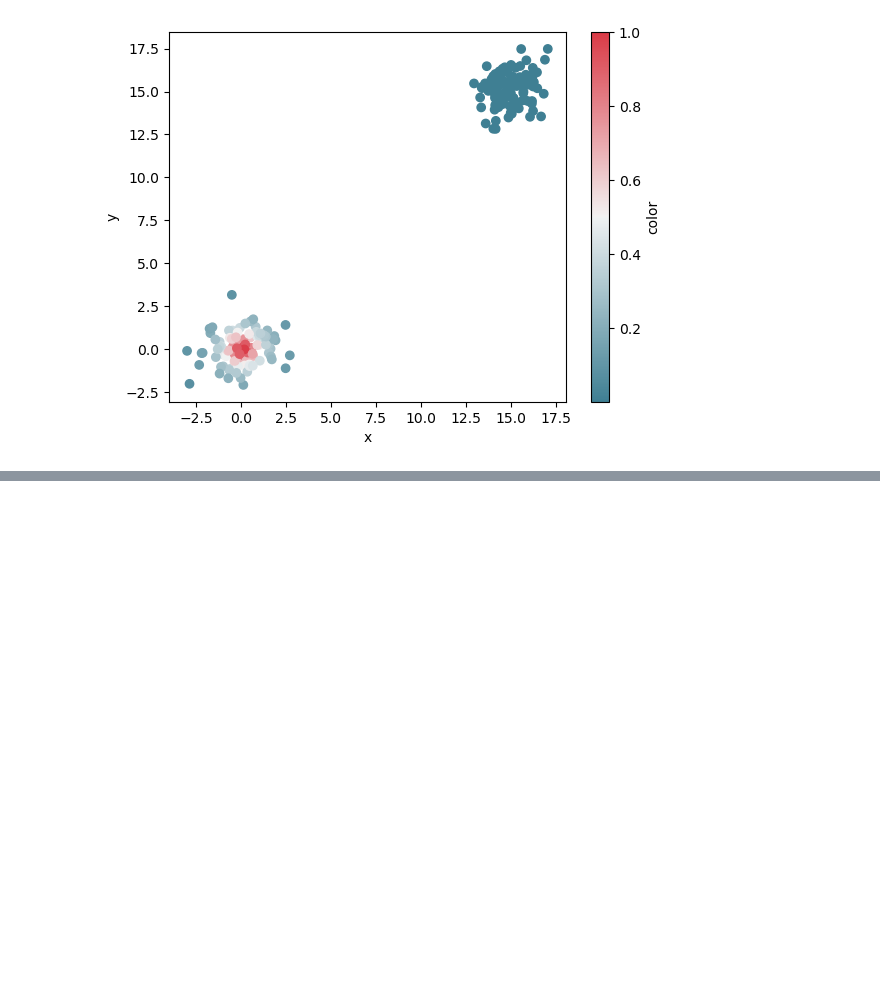
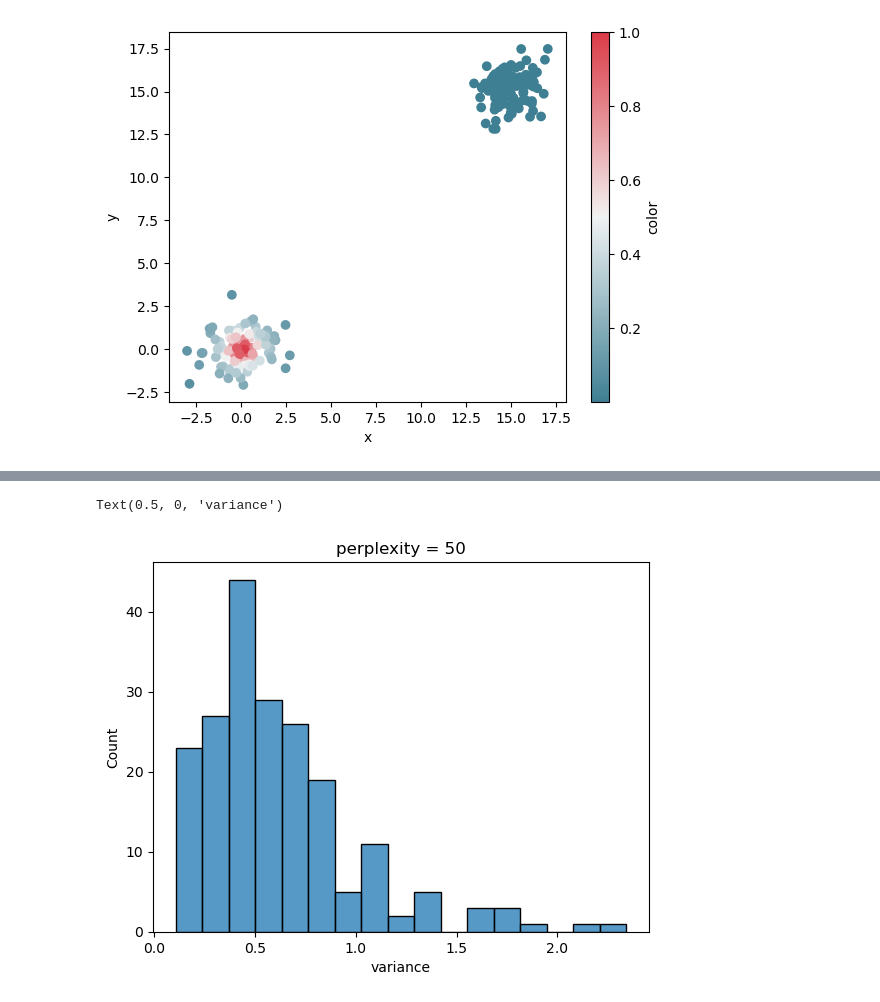
Before and after one commit to zaid0bustami/CM121, a Jupyter notebook: HW4/HW4.ipynb, the cells around one changed output, grey strips where cells are left out. Saved outputs shown, nothing was run; the diff lists cells and outputs as text; code cells hidden in the pictures; blank space fills up the shorter version.

```diff
--- a/HW4/HW4.ipynb
+++ b/HW4/HW4.ipynb
@@ -308,0 +314,7 @@ Text(0.5, 0, 'variance')
+# %%
+sns.histplot(hf["50"])
+plt.title("perplexity = 50")
+plt.xlabel("variance")
+# %% [output]
+Text(0.5, 0, 'variance')
+[figure, added]
```
Also changed, not shown: parts of 5 cells of this notebook.
